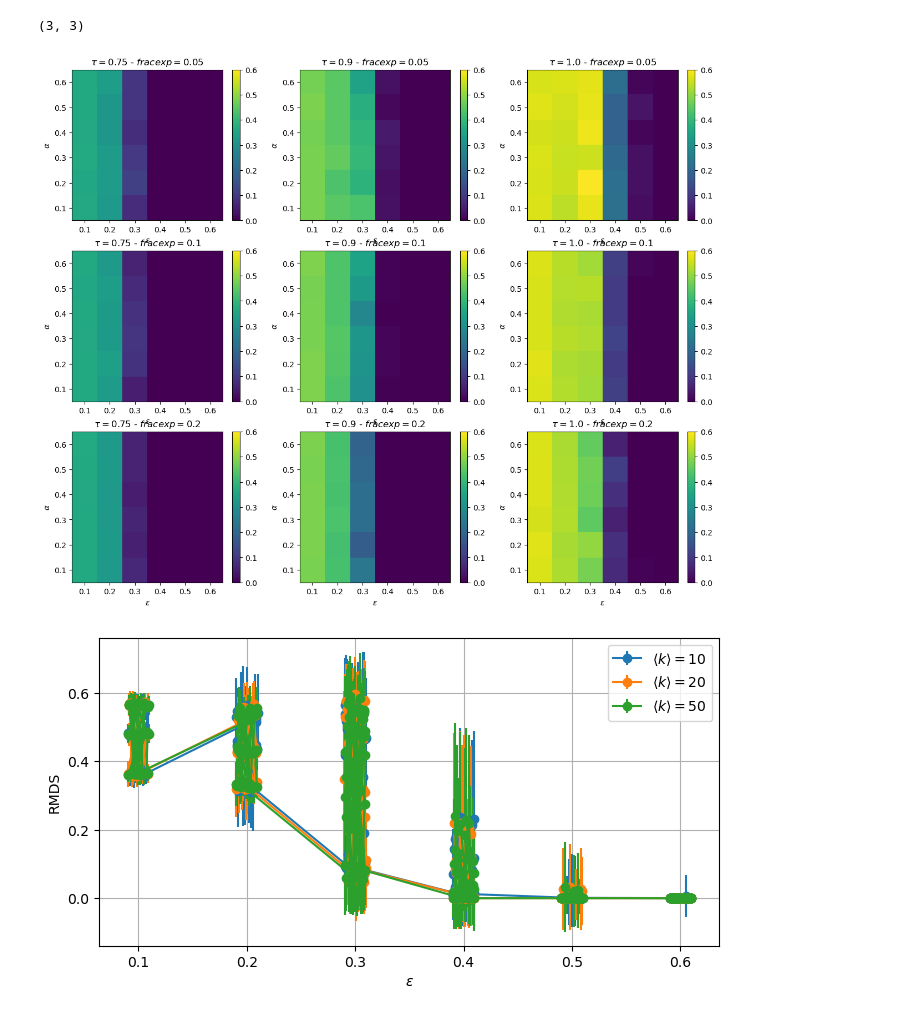
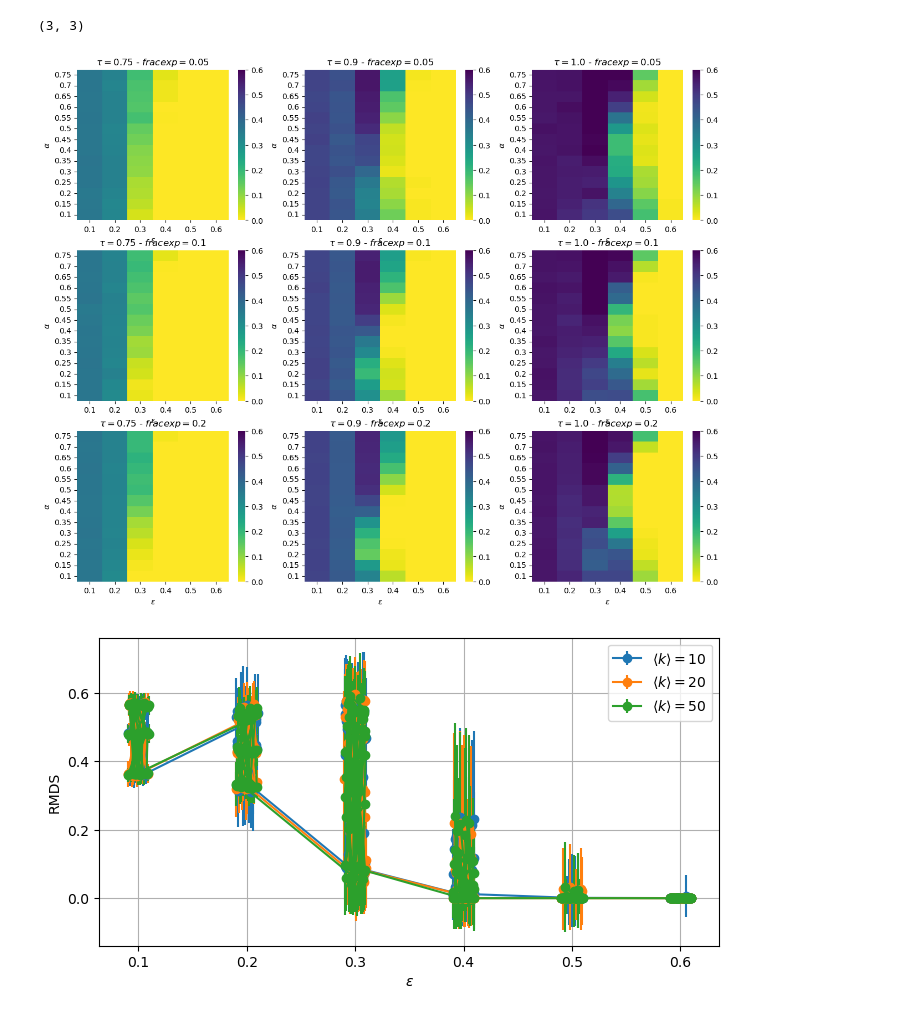
Before and after one commit to Loreb92/course-project-opinion-dynamics-experts, a Jupyter notebook: notebook/1.0.3_check_results_all.ipynb, the cells around one changed output. Drawn from its saved outputs; the diff is of its cells as text; code cells hidden in the pictures.

```diff
--- a/notebook/1.0.3_check_results_all.ipynb
+++ b/notebook/1.0.3_check_results_all.ipynb
@@ -8,2 +11,8 @@ Populating the interactive namespace from numpy and matplotlib
 # %%
 results_file = "../results/experiment_ER.json"
+
+results = []
+for results_file in ["../results/experiment_ER.json", "../results/experiment_ER_2.json"]:
+    results.append(pd.read_json(results_file, orient='records', lines=True))
+results = pd.concat(results).reset_index(drop=True)
+results.head()
@@ -10,3 +25,0 @@ results_file = "../results/experiment_ER.json"
-# %%
-results = pd.read_json(results_file, orient='records', lines=True)
-results.head()
@@ -55,37 +61,43 @@ res.tau.nunique(), res.frac_exp.nunique()
 # %%
 plt.figure(figsize=(15,12))
 n_plot = 1
 for group, rows in res[(res.k_mean == 20)].sort_values(['tau', 'frac_exp']).groupby(['frac_exp', 'tau']):
 
     rows = rows[['confid', 'alpha', 'rmds_final_mean', 'rmds_final_std']]
-    vals = rows.confid.sort_values().unique().tolist()
+    vals_alpha = rows.alpha.sort_values().unique().tolist()
+    vals_confid = rows.confid.sort_values().unique().tolist()
 
     #rows.loc[:, 'x'] = rows.confid.apply(lambda i: vals.index(i))
     #rows.loc[:, 'y'] = rows.alpha.apply(lambda i: vals.index(i))
 
-    mat = np.empty((len(vals), len(vals)))
+    mat = np.empty((len(vals_alpha), len(vals_confid)))
     for _, row in rows.iterrows():
-        mat[int(vals.index(row.alpha)), int(vals.index(row.confid))] = row.rmds_final_mean
+        mat[int(vals_alpha.index(row.alpha)), int(vals_confid.index(row.confid))] = row.rmds_final_mean
 
-    mat = mat[::-1, :]
+    #mat = mat[::-1, :]
+    mat = pd.DataFrame(mat)
+    mat.columns = vals_confid
+    mat.index = vals_alpha
+    mat = mat[::-1]
 
     plt.subplot(3, 3, n_plot)
-    ax = plt.matshow(mat, fignum=0, vmin=0, vmax=0.6)
+    #ax = plt.matshow(mat, fignum=0, vmin=0, vmax=0.6)
+    ax = sns.heatmap(data=mat, vmin=0, vmax=0.6, cmap='viridis_r')
 
     #plt.colorbar()
 
     plt.title(fr"$\tau={group[1]}$ - $frac exp={group[0]}$")
     plt.xlabel(r"$\epsilon$")
     plt.ylabel(r"$\alpha$")
-    plt.xticks(range(len(vals)), vals);
-    plt.yticks(range(len(vals)), vals[::-1]);
-    plt.gca().xaxis.tick_bottom()
+    #plt.xticks(range(len(vals_confid)), vals_confid);
+    #plt.yticks(range(len(vals_alpha)), vals_alpha[::-1], rotation=0);
+    #plt.gca().xaxis.tick_bottom()
 
-    plt.colorbar()
+    #plt.colorbar()
 
     n_plot += 1
 # %% [output]
-[figure, old version]
+[figure, new version]
 # %%
 plt.figure(figsize=(8,4))
 for k_mean, rows in res.groupby('k_mean'):
```
Also changed, not shown: parts of 3 cells of this notebook, 2 other files.
